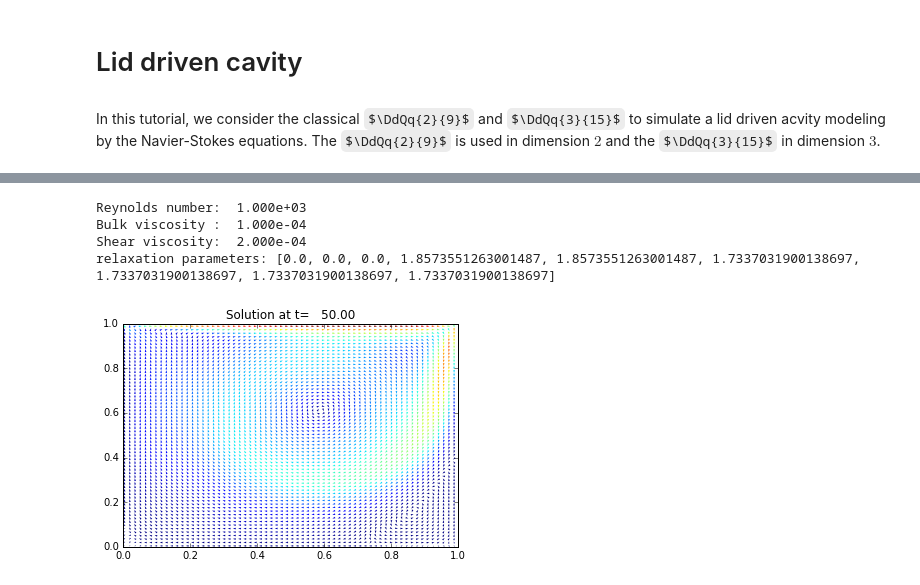
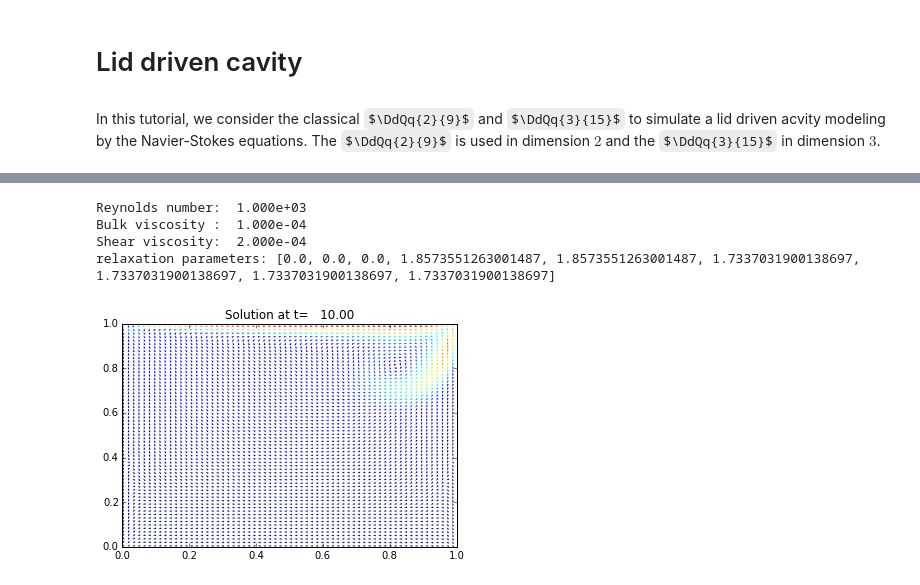
Before and after one commit to pylbm/pylbm, a Jupyter notebook: notebooks/06_Lid_driven_cavity.ipynb, the cells around one changed output, grey strips where cells are left out. Drawn from its saved outputs; the diff is of its cells as text; code cells hidden in the pictures; some formulas as TeX source.

```diff
--- a/notebooks/06_Lid_driven_cavity.ipynb
+++ b/notebooks/06_Lid_driven_cavity.ipynb
@@ -87,8 +95,8 @@ def plot(sol):
 Re = 1000
 dx = 1./128  # spatial step
 la = 1.      # velocity of the scheme
-Tf = 50     # final time of the simulation
-vup = la/5    # maximal velocity obtained in the middle of the channel
+Tf = 10      # final time of the simulation
+vup = la/5   # maximal velocity obtained in the middle of the channel
 rhoo = 1.    # mean value of the density
 mu = 1.e-4   # bulk viscosity
 eta = rhoo*vup/Re  # shear viscosity
@@ -127,32 +135,32 @@ dico = {
                 3*X*(X**2+Y**2)-5*X, 3*Y*(X**2+Y**2)-5*Y,
                 X**2-Y**2, X*Y
             ],
             'relaxation_parameters':s,
             'equilibrium':[
                 rho, qx, qy,
                 -2*rho + 3*q2,
                 rho-3*q2,
                 -qx/LA, -qy/LA,
                 qx2-qy2, qxy
             ],
             'init':{rho:rhoo, qx:0., qy:0.},
         },
     ],
     'boundary_conditions':{
         0:{'method':{0: pyLBM.bc.Bouzidi_bounce_back}, 'value':None},
         1:{'method':{0: pyLBM.bc.Bouzidi_bounce_back}, 'value':bc}
     },
     'generator': pyLBM.generator.CythonGenerator,
 }
 
 sol = pyLBM.Simulation(dico)
 while (sol.t<Tf):
     sol.one_time_step()
 plot(sol)
 # %% [output]
 Reynolds number:  1.000e+03
 Bulk viscosity :  1.000e-04
 Shear viscosity:  2.000e-04
 relaxation parameters: [0.0, 0.0, 0.0, 1.8573551263001487, 1.8573551263001487, 1.7337031900138697, 1.7337031900138697, 1.7337031900138697, 1.7337031900138697]
-[figure, old version]
+[figure, new version]
 # %% [markdown]
```
Also changed, not shown: parts of 3 cells of this notebook, 7 other files.
